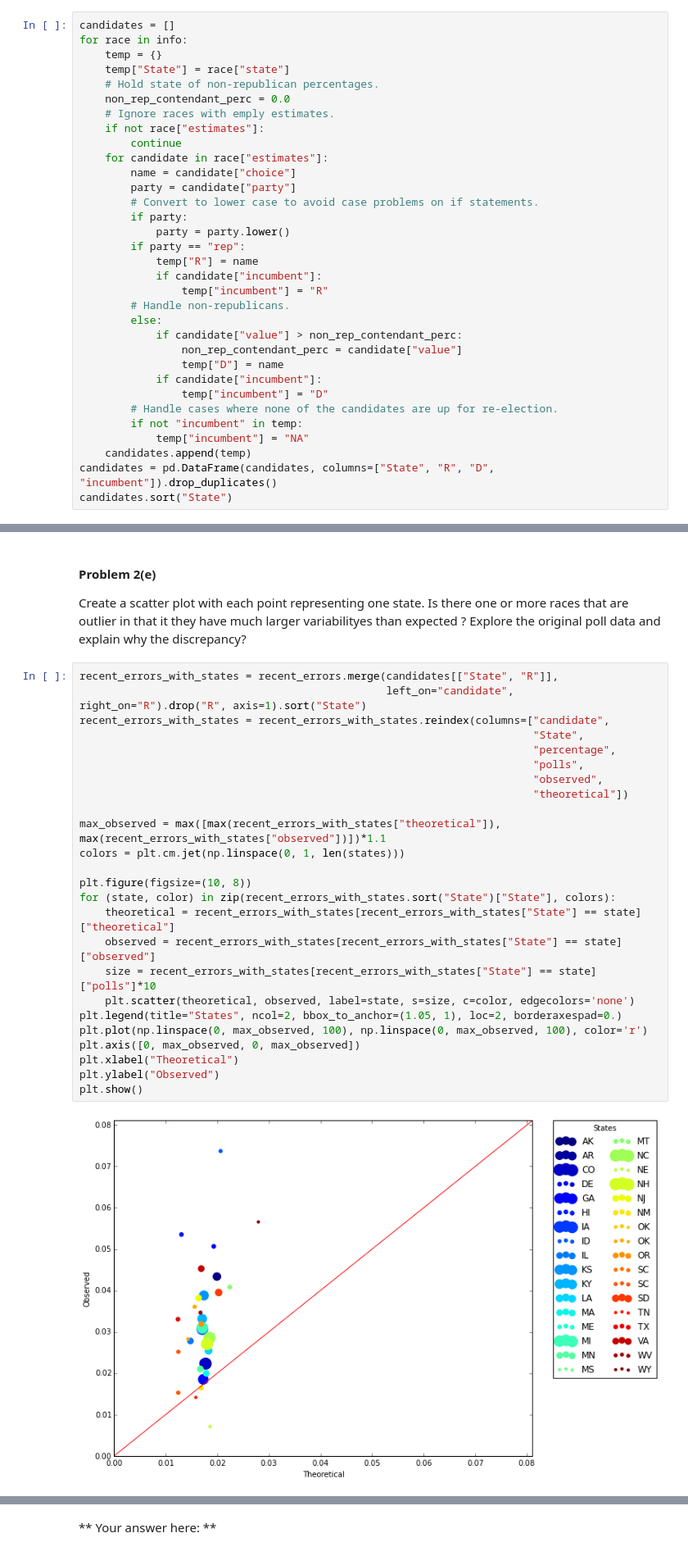
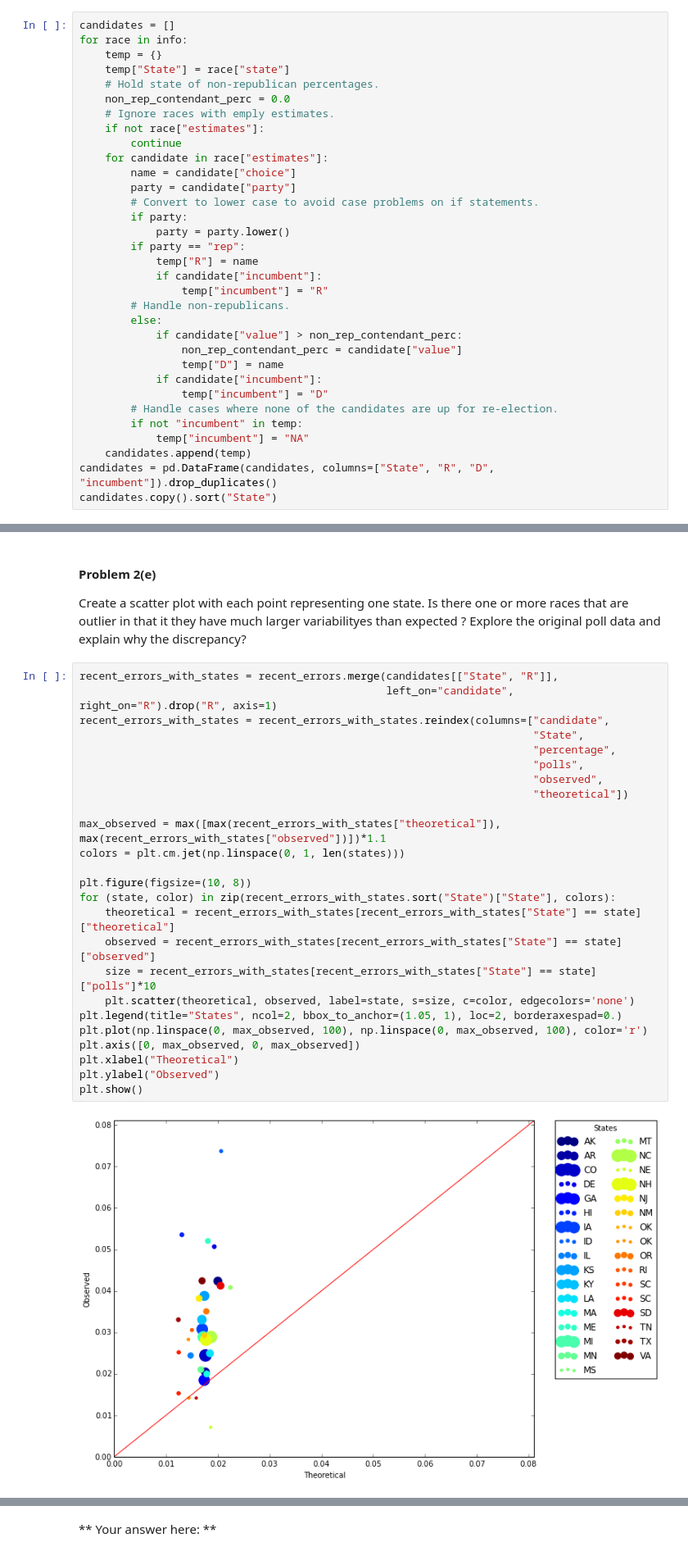
Before and after one commit to dimagalat/CSCI_E-109, a Jupyter notebook: homework/santos_n_hw4/HW4.ipynb, the cells around one changed output, grey strips where cells are left out. Shown at 82% size. Saved outputs shown, nothing was run; the diff lists cells and outputs as text.

Commit message:
removed inplace sorting by state

```diff
--- a/homework/santos_n_hw4/HW4.ipynb
+++ b/homework/santos_n_hw4/HW4.ipynb
@@ -201,7 +181,7 @@ for race in info:
             temp["incumbent"] = "NA"
     candidates.append(temp)
 candidates = pd.DataFrame(candidates, columns=["State", "R", "D", "incumbent"]).drop_duplicates()
-candidates.sort("State")
+candidates.copy().sort("State")
 # %% [output]
 |  | State | R | D | incumbent |
 | 10 | AK | Sullivan | Begich | D |
@@ -330,31 +310,31 @@ We can see that if we only use the polls conducted in the last 60 days, the obse
 Create a scatter plot with each point representing one state. Is there one or more races that are outlier in that it they have much larger variabilityes than expected ? Explore the original poll data and explain why the discrepancy?
 # %%
 recent_errors_with_states = recent_errors.merge(candidates[["State", "R"]],
-                                                left_on="candidate", right_on="R").drop("R", axis=1).sort("State")
+                                                left_on="candidate", right_on="R").drop("R", axis=1)
 recent_errors_with_states = recent_errors_with_states.reindex(columns=["candidate",
                                                                        "State",
                                                                        "percentage",
                                                                        "polls",
                                                                        "observed",
                                                                        "theoretical"])
 
 max_observed = max([max(recent_errors_with_states["theoretical"]), max(recent_errors_with_states["observed"])])*1.1
 colors = plt.cm.jet(np.linspace(0, 1, len(states)))
 
 plt.figure(figsize=(10, 8))
 for (state, color) in zip(recent_errors_with_states.sort("State")["State"], colors):
     theoretical = recent_errors_with_states[recent_errors_with_states["State"] == state]["theoretical"]
     observed = recent_errors_with_states[recent_errors_with_states["State"] == state]["observed"]
     size = recent_errors_with_states[recent_errors_with_states["State"] == state]["polls"]*10
     plt.scatter(theoretical, observed, label=state, s=size, c=color, edgecolors='none')
 plt.legend(title="States", ncol=2, bbox_to_anchor=(1.05, 1), loc=2, borderaxespad=0.)
 plt.plot(np.linspace(0, max_observed, 100), np.linspace(0, max_observed, 100), color='r')
 plt.axis([0, max_observed, 0, max_observed])
 plt.xlabel("Theoretical")
 plt.ylabel("Observed")
 plt.show()
 # %% [output]
-[figure, old version]
+[figure, new version]
 # %%
 # Get races with more than 2 standard deviations from the mean residual (outliers).
 res = recent_errors_with_states["observed"] - recent_errors_with_states["theoretical"]
```
Also changed, not shown: parts of 7 cells of this notebook.
